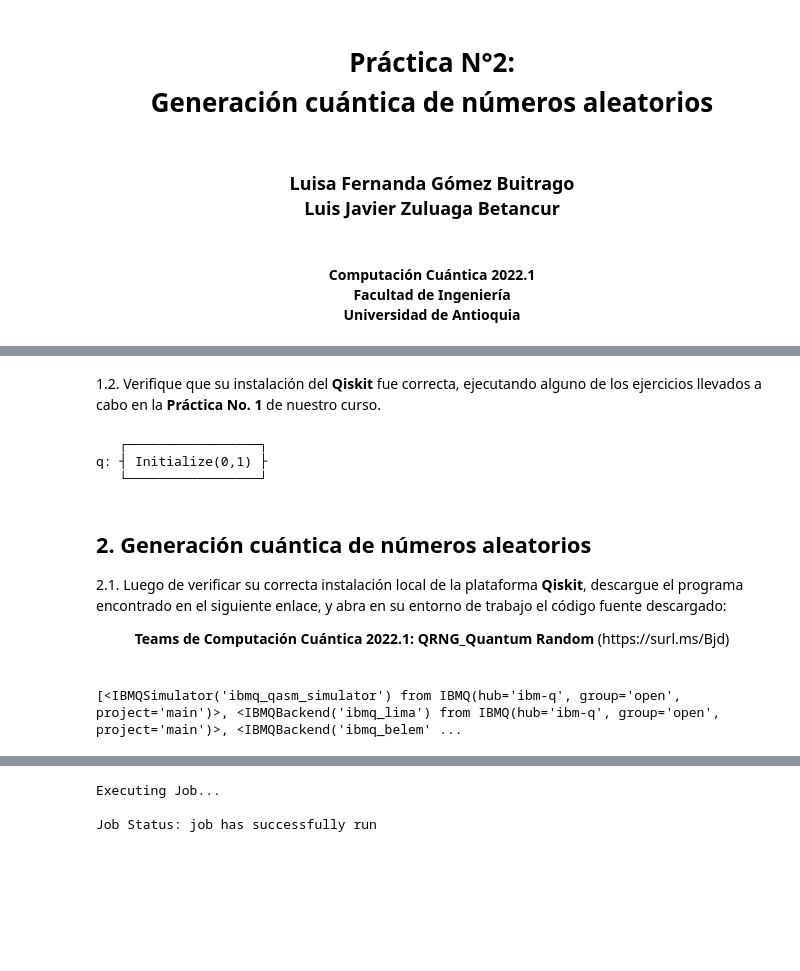
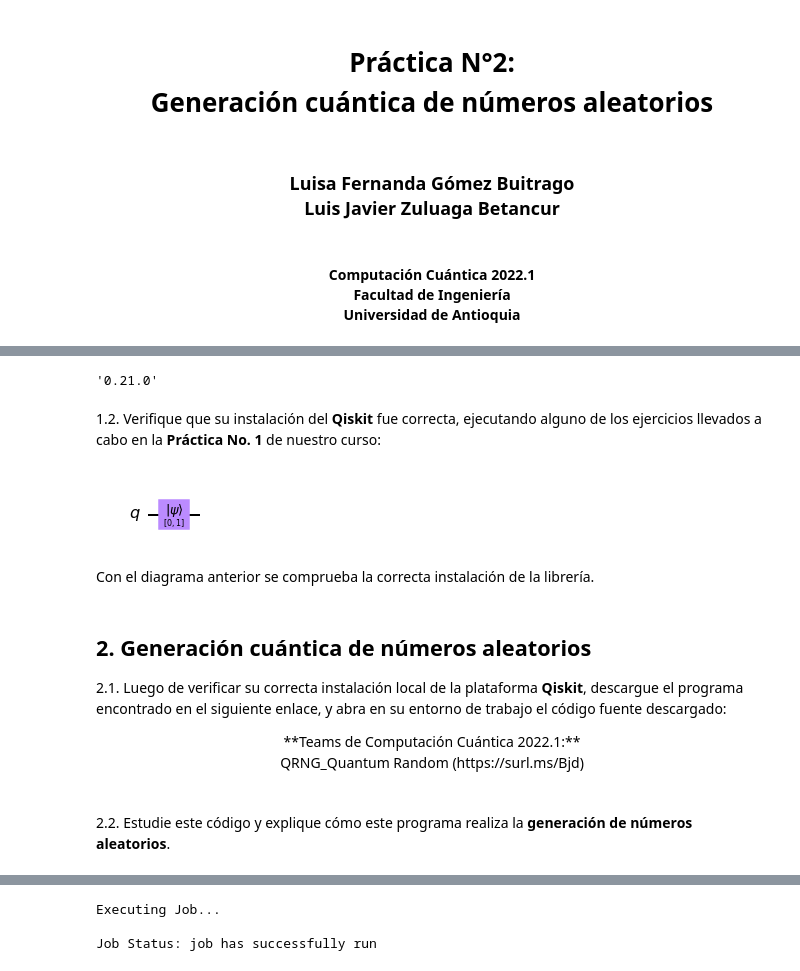
Before and after one commit to LuisaGomezB/QuantumComputing_UdeA, a Jupyter notebook: Práctica02 - QC - 2022.1.ipynb, the cells around one changed output, grey strips where cells are left out. Cells and saved outputs as stored; diff of their text form; code cells hidden in the pictures; blank space fills up the shorter version.

```diff
--- a/Práctica02 - QC - 2022.1.ipynb
+++ b/Práctica02 - QC - 2022.1.ipynb
@@ -32,0 +18,5 @@ Requirement already satisfied: mpmath>=0.19 in c:\users\luis\anaconda3\lib\site-
+# %%
+import qiskit
+qiskit.__version__
+# %% [output]
+'0.21.0'
@@ -33,16 +25,20 @@ Requirement already satisfied: mpmath>=0.19 in c:\users\luis\anaconda3\lib\site-
 # %% [markdown]
- 1.2. Verifique que su instalación del **Qiskit** fue correcta, ejecutando alguno de los ejercicios llevados a cabo en la **Práctica No. 1** de nuestro curso.
+  1.2. Verifique que su instalación del **Qiskit** fue correcta, ejecutando alguno de los ejercicios llevados
+a cabo en la **Práctica No. 1** de nuestro curso:  <br>
 # %%
+# Importar librerias necesarias
 from qiskit import QuantumCircuit, assemble, Aer
 from qiskit.visualization import plot_histogram, plot_bloch_vector
 from math import sqrt, pi
-import qiskit
-
-qc = QuantumCircuit(1)
-initial_state = [0,1]
-qc.initialize(initial_state,0)
-qc.draw()
-# %% [output]
-   ┌─────────────────┐
-q: ┤ Initialize(0,1) ├
-   └─────────────────┘
+# %%
+# Definir circuito cuántico e inicialización de estado
+qc = QuantumCircuit(1)
+initial_state = [0,1]
+qc.initialize(initial_state,0)
+
+# Visualización del circuito
+qc.draw(output='mpl', style={'backgroundcolor': '#FFFFFF'})
+# %% [output]
+[figure, added]
+# %% [markdown]
+Con el diagrama anterior se comprueba la correcta instalación de la librería.
@@ -49,4 +56,7 @@ q: ┤ Initialize(0,1) ├
 # %% [markdown]
-## 2. <b>Generación cuántica de números aleatorios</b><br>
-  2.1. Luego de verificar su correcta instalación local de la plataforma **Qiskit**, descargue el programa encontrado en el siguiente enlace, y abra en su entorno de trabajo el código fuente descargado:  <br>
-  <center><b>Teams de Computación Cuántica 2022.1: QRNG_Quantum Random</b> (https://surl.ms/Bjd) </center> <br>
+## 2. Generación cuántica de números aleatorios<br>
+  2.1. Luego de verificar su correcta instalación local de la plataforma **Qiskit**, descargue el programa
+encontrado en el siguiente enlace, y abra en su entorno de trabajo el código fuente descargado:  <br>
+  <center>
+**Teams de Computación Cuántica 2022.1:** <br>
+    QRNG_Quantum Random (https://surl.ms/Bjd)</center> <br>
@@ -70,5 +62,0 @@ my_provider = IBMQ.load_account()
-# %%
-# After loading credentials we query the backends
-print(my_provider.backends())
-# %% [output]
-[<IBMQSimulator('ibmq_qasm_simulator') from IBMQ(hub='ibm-q', group='open', project='main')>, <IBMQBackend('ibmq_lima') from IBMQ(hub='ibm-q', group='open', project='main')>, <IBMQBackend('ibmq_belem' ...
@@ -77,0 +63,2 @@ my_max = 100
+# %% [markdown]
+2.2. Estudie este código y explique cómo este programa realiza la **generación de números aleatorios**.<br>
```
Also changed, not shown: parts of 27 cells of this notebook.
